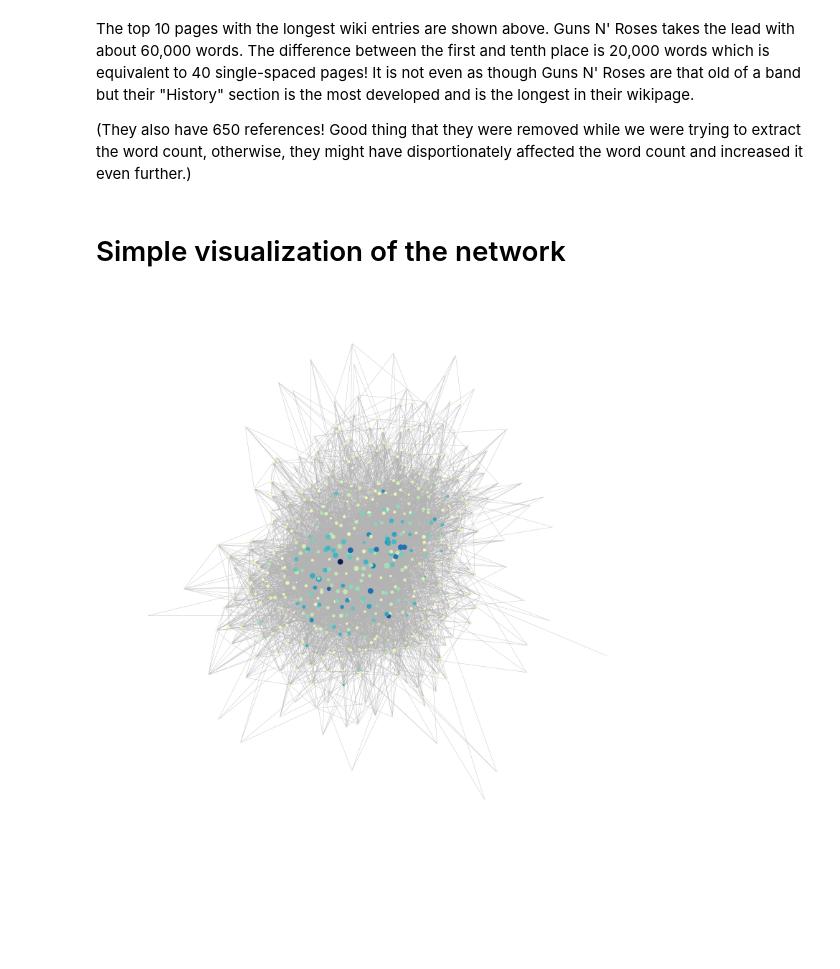
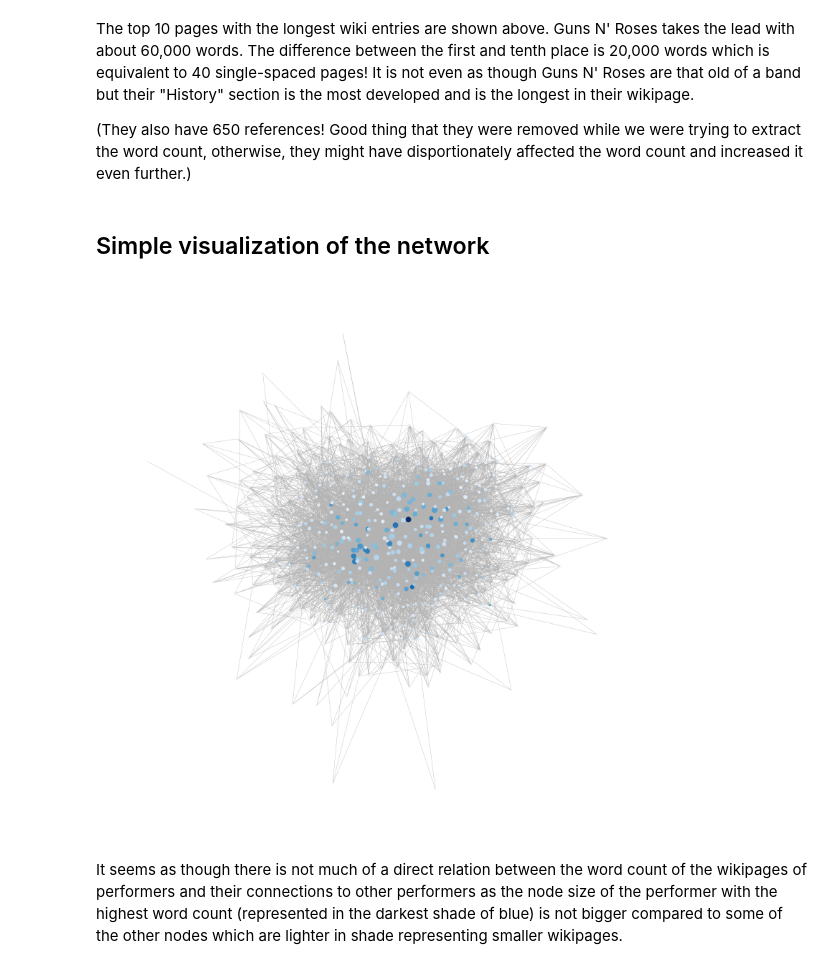
Before and after one commit to GermanButtiero/social_graph_assignment1, a Jupyter notebook: assignment.ipynb, the cells around one changed output. Cells and saved outputs as stored; diff of their text form; code cells hidden in the pictures; blank space fills up the shorter version.

```diff
--- a/assignment.ipynb
+++ b/assignment.ipynb
@@ -232,8 +236,11 @@ Second, using a for loop, the inital query is slightly altered to take in as a t
 While reading the content of the page, the page is split into two parts - before and after references are mentioned, with the help of a regular expression. This is because we assume for content mentioned from and after references to be redundant for obtaining the word count of the page. Additionally, also with the help of regular expressions, we ignore any content structured as "\</ref\> ... \</ref\>" as simply having more text in the url/refrence should not provide any value to the word count of the page. This information is saved in another dataframe also shown below.
 # %%
 # Load files
-adjacency_matrix = pd.read_csv(r'files\rock_artists_adjacency_matrix.csv', index_col=0)
-word_count_df = pd.read_csv(r'files\rock_artists_word_counts.csv')
+adjacency_matrix_url = r'https://raw.githubusercontent.com/GermanButtiero/social_graph_assignment1/main/files/rock_artists_adjacency_matrix.csv'
+word_count_url = r'https://raw.githubusercontent.com/GermanButtiero/social_graph_assignment1/main/files/rock_artists_word_counts.csv'
+
+adjacency_matrix = pd.read_csv(adjacency_matrix_url, index_col=0)
+word_count_df = pd.read_csv(word_count_url)
 # %%
 # Show adjancency matrix
 # If there exists a link between two performers, the value is 1, else 0
@@ -421,32 +458,34 @@ The top 10 pages with the longest wiki entries are shown above. Guns N' Roses ta
 
 (They also have 650 references! Good thing that they were removed while we were trying to extract the word count, otherwise, they might have disportionately affected the word count and increased it even further.)
 # %% [markdown]
-# Simple visualization of the network
+## Simple visualization of the network
 # %%
 # Convert directed to undirected graph
 undirected_G = G.to_undirected()
 # %%
 # Normalize word count values to [0, 1] for the colormap
 norm = colors.Normalize(vmin=min(word_count_df['Word_Count'].tolist()), vmax=max(word_count_df['Word_Count'].tolist()))
-cmap = colormaps.get_cmap('YlGnBu')
+cmap = colormaps.get_cmap('Blues')
 
 # Set node colors based on word count by mapping them to the colormap
 node_colors = [cmap(norm(nx.get_node_attributes(undirected_G, "Word count")[artist])) for artist in undirected_G.nodes()]
 
 # Set node sizes based on degree
 node_sizes = [undirected_G.degree(artist) for artist in undirected_G.nodes()]
 
 # Plot the graph using a spring layout
 fig, ax = plt.subplots(figsize=(20, 20))
 
 options = {
     'node_color': node_colors,
     'node_size': node_sizes,
     'node_shape': 'o',
     'edge_color': '.7',
     'width': 0.5,
 }
 
-nx.draw(undirected_G, pos=nx.spring_layout(undirected_G), **options)
+nx.draw(undirected_G, pos=nx.spring_layout(undirected_G, seed=42), **options)
 # %% [output]
-[figure, old version]
+[figure, new version]
+# %% [markdown]
+It seems as though there is not much of a direct relation between the word count of the wikipages of performers and their connections to other performers as the node size of the performer with the highest word count (represented in the darkest shade of blue) is not bigger compared to some of the other nodes which are lighter in shade representing smaller wikipages.
```
Also changed, not shown: parts of 16 cells of this notebook.
